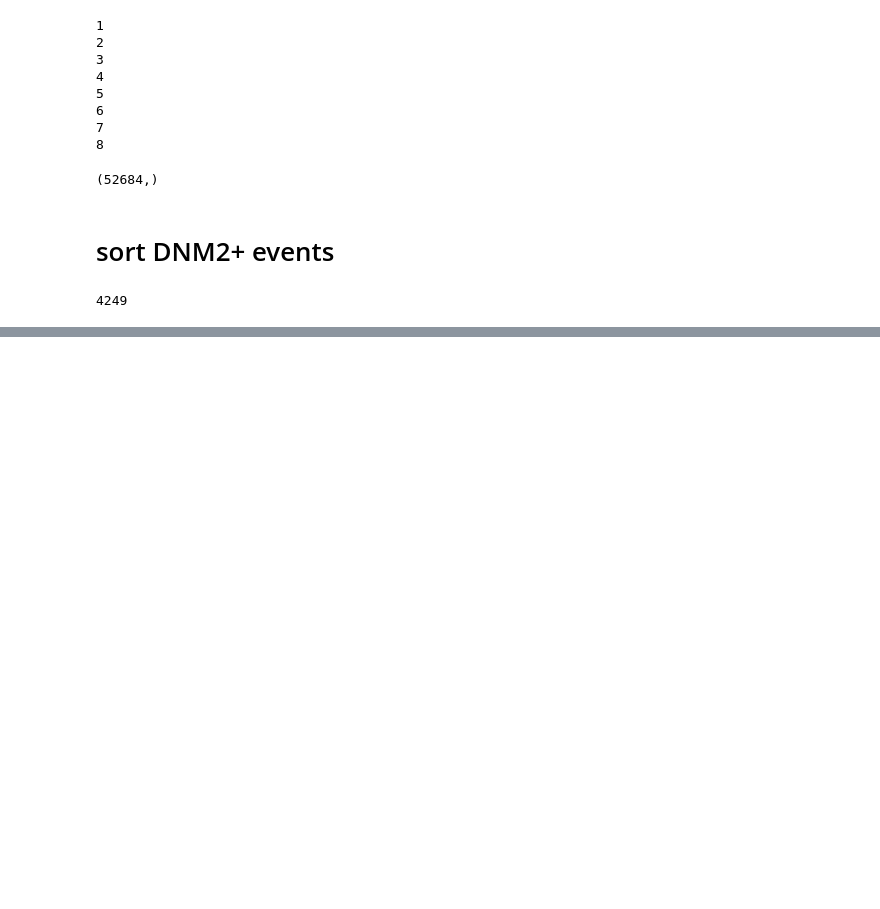
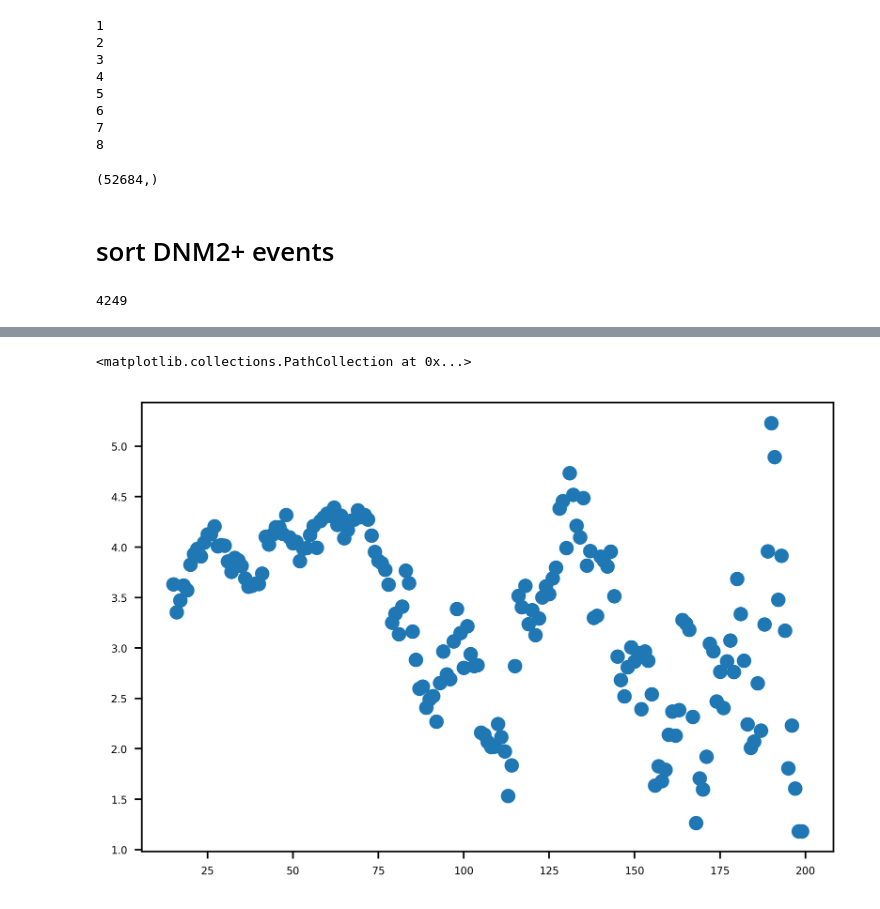
Before and after one commit to DrubinBarnes/Jin_Shirazinejad_et_al_branched_actin_manuscript, a Jupyter notebook: analysis/simplified_workflow_20220211/nb08d_compare_dmso_ck666_dnm2pos_event_lifetimes.ipynb, the cells around one changed output, grey strips where cells are left out. Cells and saved outputs as stored; diff of their text form; code cells hidden in the pictures; blank space fills up the shorter version.

```diff
--- a/analysis/simplified_workflow_20220211/nb08d_compare_dmso_ck666_dnm2pos_event_lifetimes.ipynb
+++ b/analysis/simplified_workflow_20220211/nb08d_compare_dmso_ck666_dnm2pos_event_lifetimes.ipynb
@@ -197,0 +227,12 @@ plt.tight_layout()
+# %%
+difference = []
+for cutoff in range(15, 200):
+
+    dmso = track_features_dmso[np.where(track_features_dmso>=cutoff)[0]]
+    ck666 = track_features_ck666[np.where(track_features_ck666>=cutoff)[0]]
+    difference.append(np.mean(ck666)-np.mean(dmso))
+# %%
+plt.scatter(range(15,200), difference)
+# %% [output]
+<matplotlib.collections.PathCollection at 0x...>
+[figure, added]
```
Also changed, not shown: parts of 7 cells of this notebook.
